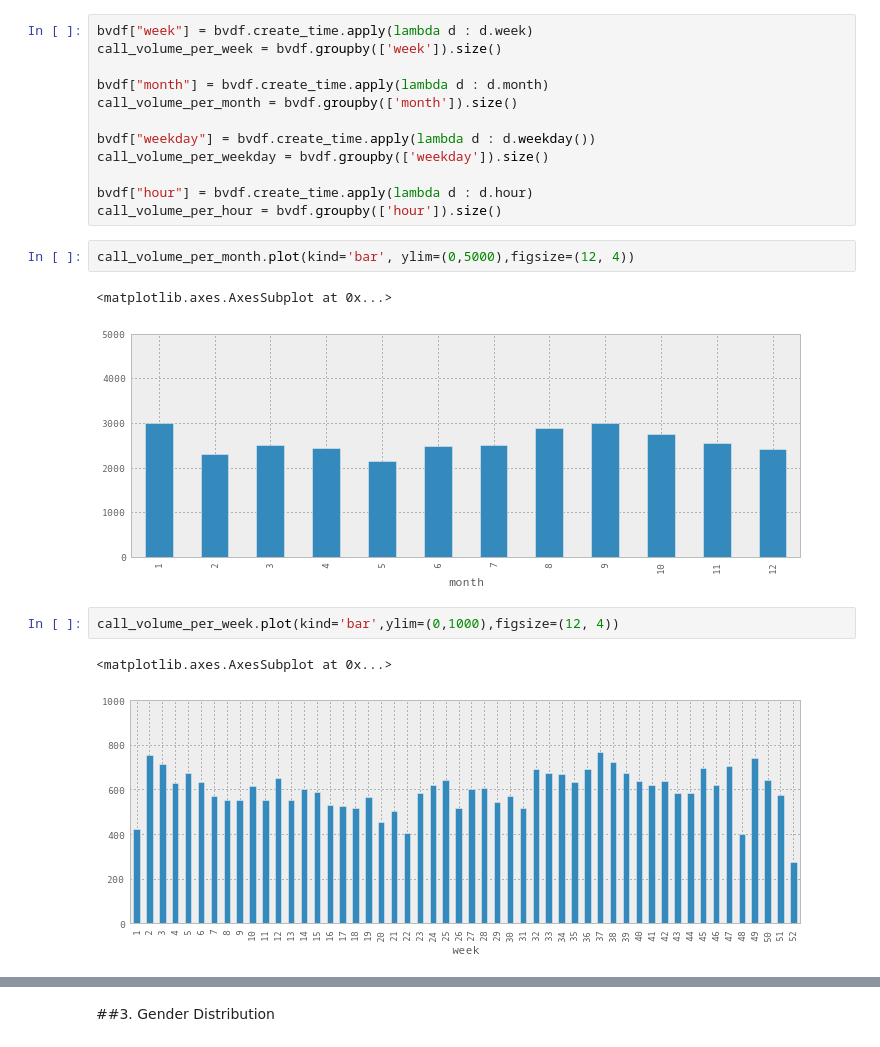
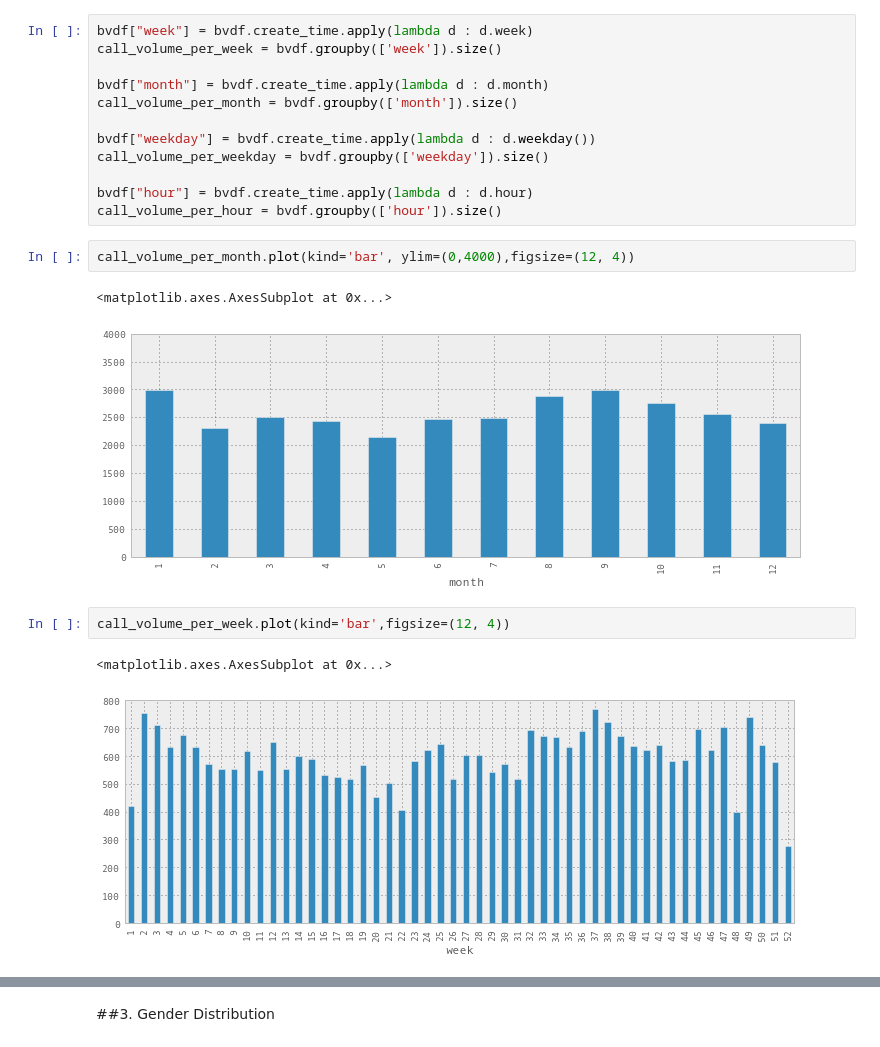
Before and after one commit to sandiegodata-projects/211sandiego-org-17-call_analysis, a Jupyter notebook: analysts/gonzaloprofile.ipynb, the cells around one changed output, grey strips where cells are left out. Cells and saved outputs as stored; diff of their text form.

```diff
--- a/analysts/gonzaloprofile.ipynb
+++ b/analysts/gonzaloprofile.ipynb
@@ -135,15 +107,15 @@ call_volume_per_weekday = bvdf.groupby(['weekday']).size()
 bvdf["hour"] = bvdf.create_time.apply(lambda d : d.hour)
 call_volume_per_hour = bvdf.groupby(['hour']).size()
 # %%
-call_volume_per_month.plot(kind='bar', ylim=(0,5000),figsize=(12, 4))
+call_volume_per_month.plot(kind='bar', ylim=(0,4000),figsize=(12, 4))
 # %% [output]
 <matplotlib.axes.AxesSubplot at 0x...>
-[figure, old version]
+[figure, new version]
 # %%
-call_volume_per_week.plot(kind='bar',ylim=(0,1000),figsize=(12, 4))
+call_volume_per_week.plot(kind='bar',figsize=(12, 4))
 # %% [output]
 <matplotlib.axes.AxesSubplot at 0x...>
-[figure, old version]
+[figure, new version]
 # %%
 weekday_v_hour = bvdf[["weekday", "hour"]].groupby(["weekday","hour"]).size().unstack(level=1).fillna(0)
 
```
Also changed, not shown: parts of 21 cells of this notebook.
